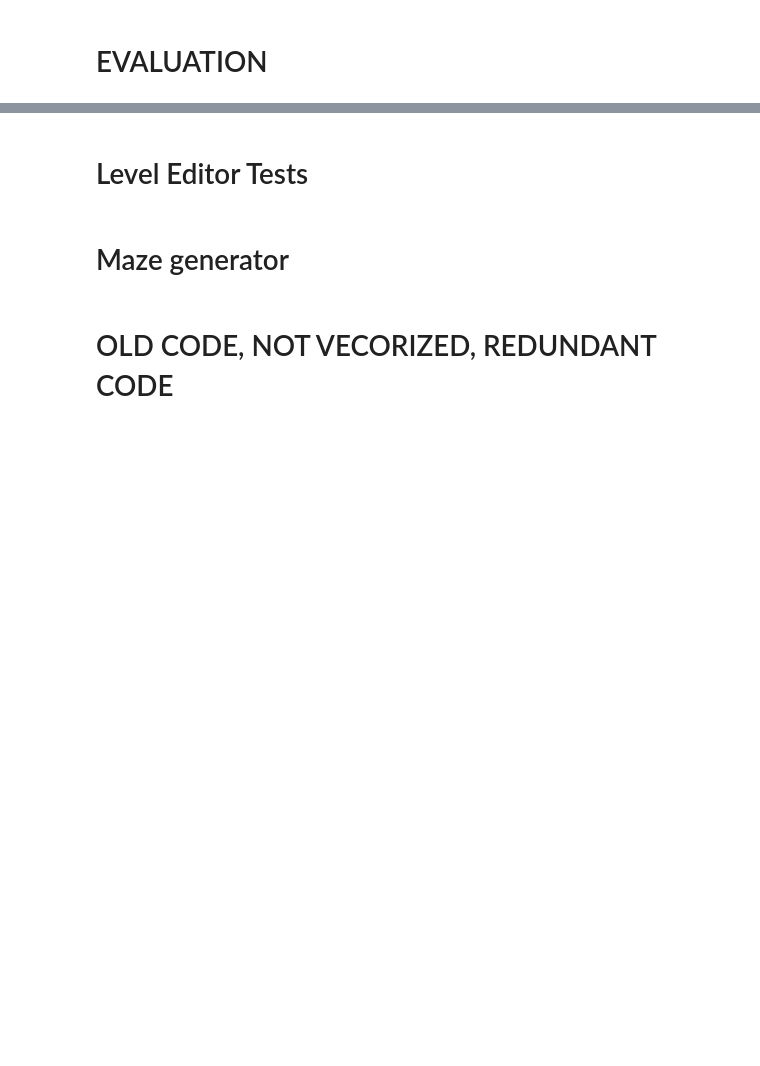
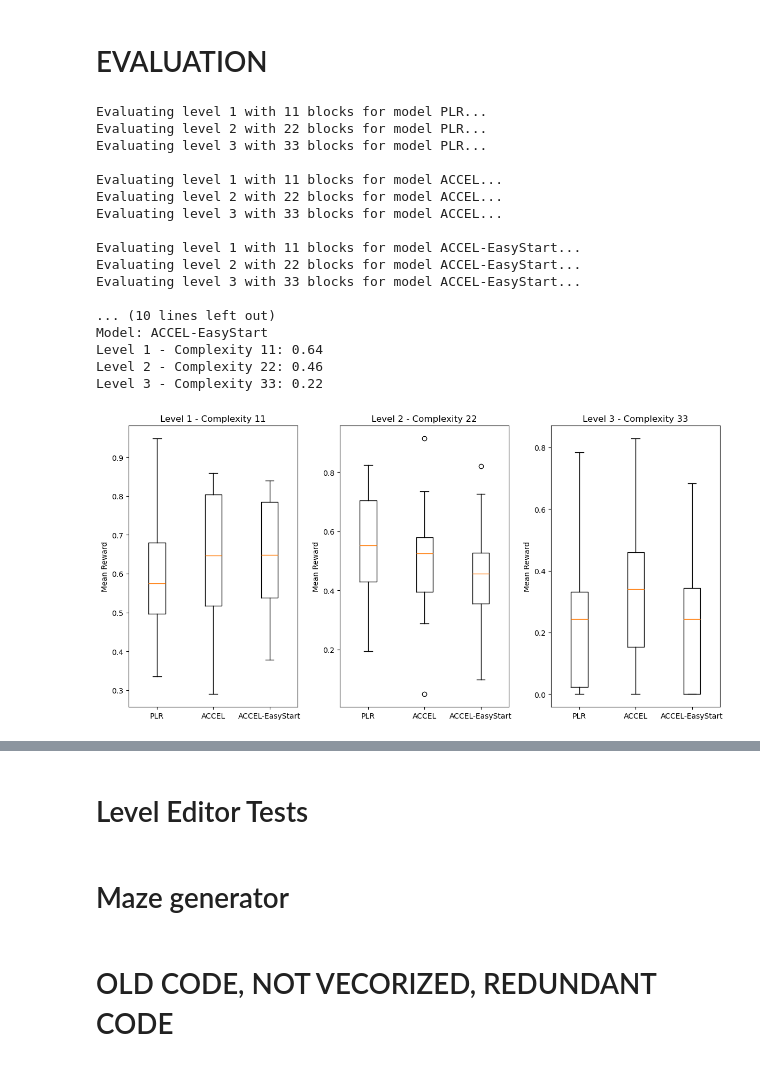
Before and after one commit to noostale/accel-adaptive-rl-env-curricula, a Jupyter notebook: accel.ipynb, the cells around one changed output, grey strips where cells are left out. Saved outputs shown, nothing was run; the diff lists cells and outputs as text; code cells hidden in the pictures; blank space fills up the shorter version.

```diff
--- a/accel.ipynb
+++ b/accel.ipynb
@@ -408,24 +498,26 @@ def main_accel(total_iterations, replay_prob, train_steps, level_buffer_size,
 # TRAIN
 # %%
 config = {
-        "grid_size": 8,
+        "grid_size": 11,
 
         "total_iterations": 500,
-        "train_steps": 100,
+        "train_steps": 500,
 
         "replay_prob": 0.7,           # Probability of replaying a level and editing it vs. generating a new one
         "level_buffer_size": 128,     # Maximum number of levels to store in the buffer
         "initial_fill_size": 64,      # Number of levels to pre-fill the buffer with
         "regret_threshold": 0.0,      # Minimum regret threshold to consider a level for the buffer
 
-        "n_envs": 3,                  # Number of parallel environments to use for training
+        "n_envs": 4,                  # Number of parallel environments to use for training
 
         "edit_levels": True,          # Whether to edit levels during training i.e. ACCEL or PLR
-        "easy_start": True            # Whether to fill the buffer with easy levels first i.e. minimum number of blocks
+        "easy_start": True,            # Whether to fill the buffer with easy levels first i.e. minimum number of blocks
+
+        "parallel_regret": False       # Whether to use parallel GAE-based regret calculation
     }
 
 
-'''
+
 config["edit_levels"] = False
 config["easy_start"] = False
 print(f"Running PLR with config: {config}")
@@ -439,7 +531,7 @@ print(f"Running ACCEL with config: {config}")
 model_accel = main_accel(**config)
 
 print("\n\n============================================\n\n")
-'''
+
 
 config["edit_levels"] = True
 config["easy_start"] = True
@@ -449,50 +559,72 @@ model_accel_easy = main_accel(**config)
 # EVALUATION
 # %%
 models = {'PLR': model_plr, 'ACCEL': model_accel, 'ACCEL-EasyStart': model_accel_easy}
-models = {'ACCEL-EasyStart': model_accel_easy}
+#models = {'ACCEL-EasyStart': model_accel_easy}
 difficulties = 3
-# Generate n levels with increasing complexity, for each level generate 10 configs
+# Generate n levels difficulties with increasing complexity, for each level generate m configs
+
+config["grid_size"] = 11
+
 levels = []
 for i in range(difficulties):
     level = []
     for _ in range(10):
-        cfg = random_config(config["grid_size"], num_blocks=i*i*3)
+        cfg = random_config(config["grid_size"], num_blocks=config["grid_size"]*(i+1))
         #print_level_from_config(cfg)
         level.append(cfg)
     levels.append(level)
 
 # Evaluate the model on the generated levels
 results = {}
 for model_name, model in models.items():
     results[model_name] = []
     for i, level in enumerate(levels):
-        print(f"Evaluating level {i + 1} with {4 + i*i} blocks for model {model_name}...")
+        print(f"Evaluating level {i + 1} with {config['grid_size']*(i+1)} blocks for model {model_name}...")
         r = []
         for j, cfg in enumerate(level):
             # Create vectorized environment
             env = create_vectorized_env(cfg, n_envs=8)
             mean_reward, _ = evaluate_policy(model, env, n_eval_episodes=20, deterministic=True)
             r.append(mean_reward)
         results[model_name].append(r)
     print()
 
 # Print mean rewards for each level
 for model_name in models.keys():
     print(f"Model: {model_name}")
     for i, level in enumerate(levels):
-        print(f"Level {i + 1} - Complexity {4 + i*i}: {np.mean(results[model_name][i]):.2f}")
+        print(f"Level {i + 1} - Complexity {config['grid_size']*(i+1)}: {np.mean(results[model_name][i]):.2f}")
     print()
 
 # Boxplot of results, a plot for each level complexity comparing models
 plt.figure(figsize=(12, 6))
 for i, level in enumerate(levels):
     plt.subplot(1, difficulties, i + 1)
     plt.boxplot([results[model_name][i] for model_name in models.keys()])
     plt.xticks([1, 2, 3], [model_name for model_name in models.keys()])
-    plt.title(f"Level {i + 1} - Complexity {4 + i*3}")
+    plt.title(f"Level {i + 1} - Complexity {config['grid_size']*(i+1)}")
     plt.ylabel("Mean Reward")
 plt.tight_layout()
 plt.show()
+# %% [output]
+Evaluating level 1 with 11 blocks for model PLR...
+Evaluating level 2 with 22 blocks for model PLR...
+Evaluating level 3 with 33 blocks for model PLR...
+
+Evaluating level 1 with 11 blocks for model ACCEL...
+Evaluating level 2 with 22 blocks for model ACCEL...
+Evaluating level 3 with 33 blocks for model ACCEL...
+
+Evaluating level 1 with 11 blocks for model ACCEL-EasyStart...
+Evaluating level 2 with 22 blocks for model ACCEL-EasyStart...
+Evaluating level 3 with 33 blocks for model ACCEL-EasyStart...
+
+... (10 lines left out)
+Model: ACCEL-EasyStart
+Level 1 - Complexity 11: 0.64
+Level 2 - Complexity 22: 0.46
+Level 3 - Complexity 33: 0.22
+[figure, added]
 # %%
 def test_model(model, config):
     env = MyCustomGrid(config, render_mode='human')
```
Also changed, not shown: parts of 3 cells of this notebook, 1 other file.
